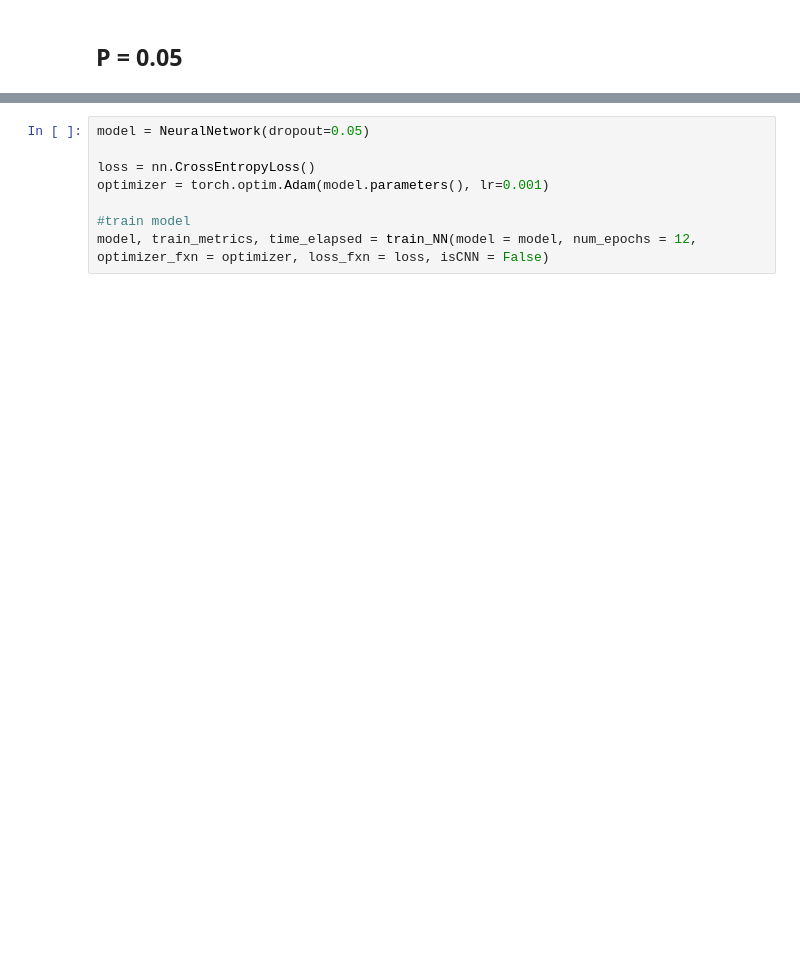
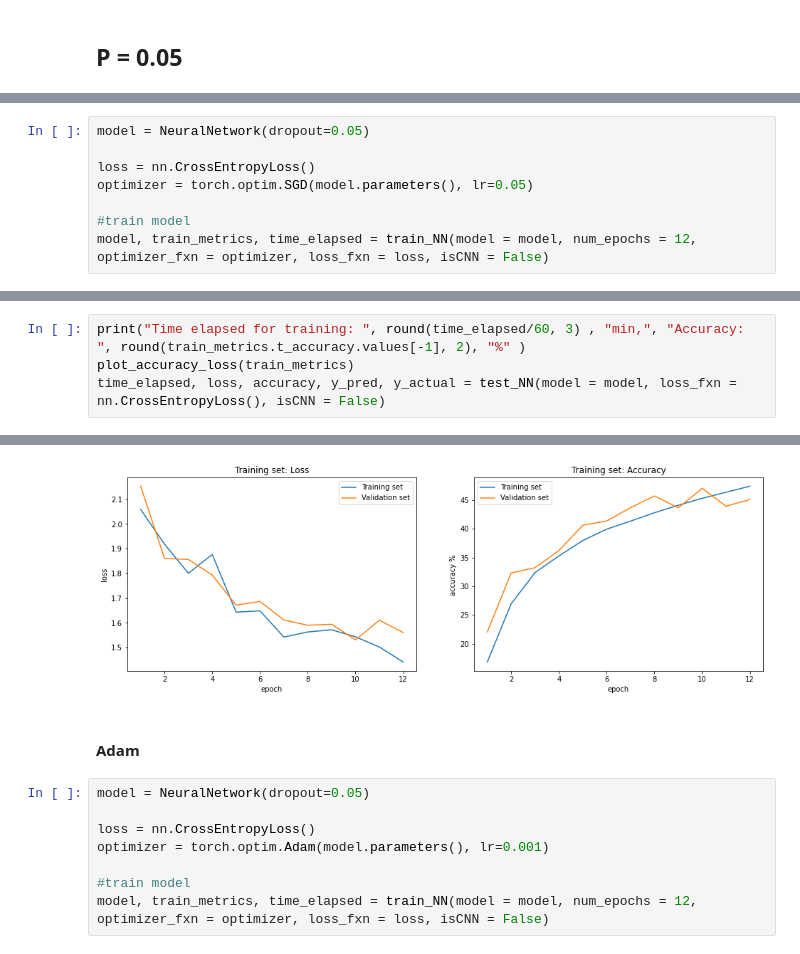
Before and after one commit to PriyankaVelagala/INM702, a Jupyter notebook: Task4/Task 4.ipynb, the cells around one changed output, grey strips where cells are left out. Drawn from its saved outputs; the diff is of its cells as text; blank space fills up the shorter version.

```diff
--- a/Task4/Task 4.ipynb
+++ b/Task4/Task 4.ipynb
@@ -462,0 +486,8 @@ plot_confusion_matrix(cm)
+# %%
+model = NeuralNetwork(dropout=0.05)
+
+loss = nn.CrossEntropyLoss()
+optimizer = torch.optim.SGD(model.parameters(), lr=0.05)
+
+#train model
+model, train_metrics, time_elapsed = train_NN(model = model, num_epochs = 12, optimizer_fxn = optimizer, loss_fxn = loss, isCNN = False)
@@ -462,0 +496,5 @@ plot_confusion_matrix(cm)
+# %%
+print("Time elapsed for training: ", round(time_elapsed/60, 3) , "min,", "Accuracy: ", round(train_metrics.t_accuracy.values[-1], 2), "%" )
+plot_accuracy_loss(train_metrics)
+time_elapsed, loss, accuracy, y_pred, y_actual = test_NN(model = model, loss_fxn = nn.CrossEntropyLoss(), isCNN = False)
+# %% [output]
@@ -463,3 +502,6 @@ plot_confusion_matrix(cm)
+[figure, added]
+# %% [markdown]
+#### Adam
 # %%
 model = NeuralNetwork(dropout=0.05)
 
```
Also changed, not shown: parts of 51 cells of this notebook.
